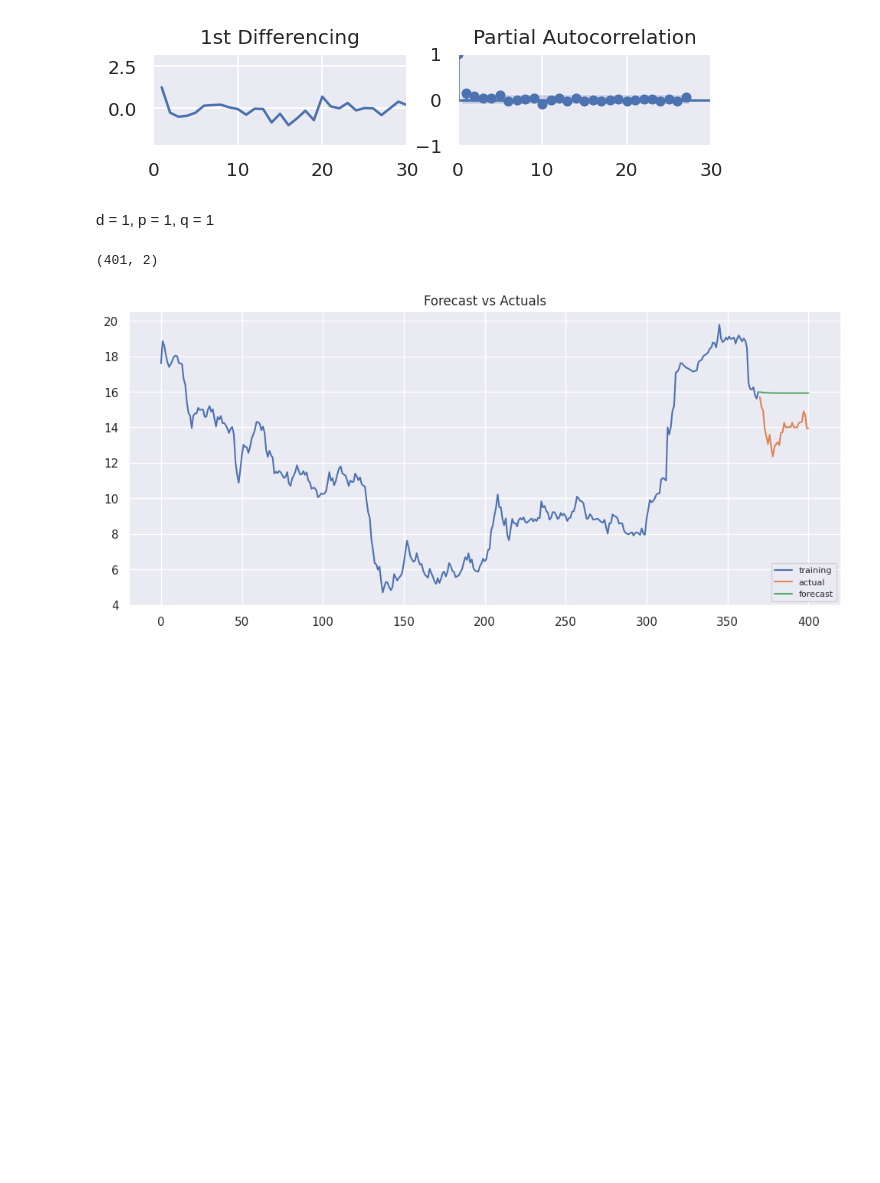
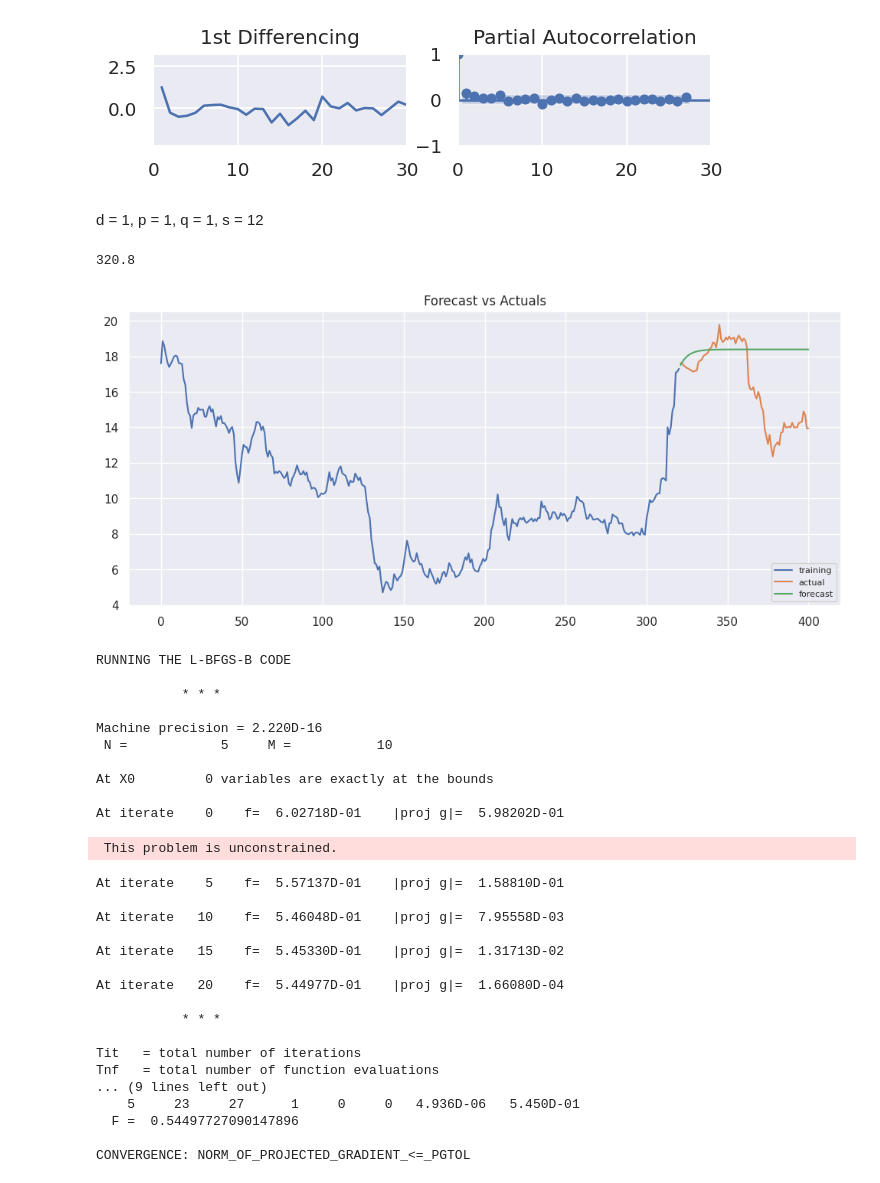
Before and after one commit to ananthk19/time_series_withQuandl_RESTAPI, a Jupyter notebook: app.ipynb, the cells around one changed output. Saved outputs shown, nothing was run; the diff lists cells and outputs as text; code cells hidden in the pictures; blank space fills up the shorter version.

```diff
--- a/app.ipynb
+++ b/app.ipynb
@@ -77,6 +79,21 @@ def get_ARIMA(train, test, d, p, q):
     plt.show()
 
     return model, forecast
+# %%
+def get_SARIMA(train, test, d, p, q, s):
+    model = SARIMAX(train.value , order=(p, d, q), seasonal_order=(p, d, q, s))
+    fitted = model.fit()
+    forecast = fitted.predict(len(train), end=len(train)+ len(test) - 1)
+
+    plt.figure(figsize=(12,5), dpi=100)
+    plt.plot(train.value, label='training')
+    plt.plot(test.value, label='actual')
+    plt.plot(forecast, label='forecast')
+    plt.title('Forecast vs Actuals')
+    plt.legend(loc='lower right', fontsize=8)
+    plt.show()
+
+    return model, forecast
 # %%
 def forecast_accuracy(forecast, actual):
     mse = mean_squared_error(actual, forecast)
@@ -207,15 +326,45 @@ partialcorrelation(acotec_df)
 [figure]
 [figure]
 # %% [markdown]
-d = 1, p = 1, q = 1
+d = 1, p = 1, q = 1, s = 12
-# %%
-acotec_df.shape
-# %% [output]
-(401, 2)
+# %%
+len(acotec_df)*0.8
+# %% [output]
+320.8
 # %%
-train = acotec_df[:370]
-test = acotec_df[370:]
+train = acotec_df[:321]
+test = acotec_df[321:]
 # print(len(train), len(test))
-model, forecast = get_ARIMA(train, test, 1, 1, 1)
+model, forecast_ARIMA = get_ARIMA(train, test, 1, 1, 1)
+# SARIMA MODEL
+model_SARIMA, forecast_SARIMA = get_SARIMA(train, test, 1, 1, 1, 12)
 # %% [output]
-[figure, old version]
+[figure, new version]
+RUNNING THE L-BFGS-B CODE
+
+           * * *
+
+Machine precision = 2.220D-16
+ N =            5     M =           10
+
+At X0         0 variables are exactly at the bounds
+
+At iterate    0    f=  6.02718D-01    |proj g|=  5.98202D-01
+ This problem is unconstrained.
+At iterate    5    f=  5.57137D-01    |proj g|=  1.58810D-01
+
+At iterate   10    f=  5.46048D-01    |proj g|=  7.95558D-03
+
+At iterate   15    f=  5.45330D-01    |proj g|=  1.31713D-02
+
+At iterate   20    f=  5.44977D-01    |proj g|=  1.66080D-04
+
+           * * *
+
+Tit   = total number of iterations
+Tnf   = total number of function evaluations
+... (9 lines left out)
+    5     23     27      1     0     0   4.936D-06   5.450D-01
+  F =  0.54497727090147896
+
+CONVERGENCE: NORM_OF_PROJECTED_GRADIENT_<=_PGTOL
```
Also changed, not shown: parts of 26 cells of this notebook.
